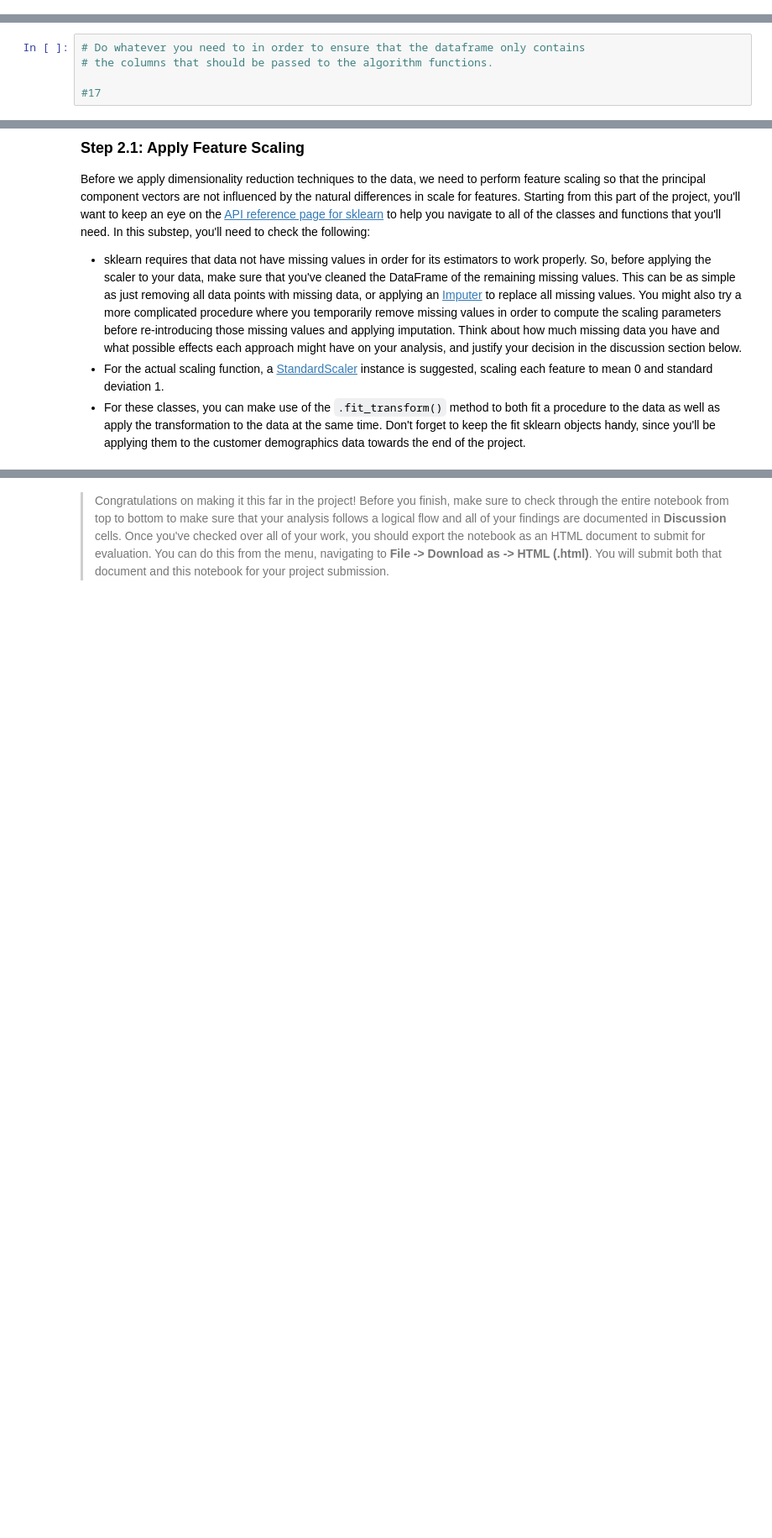
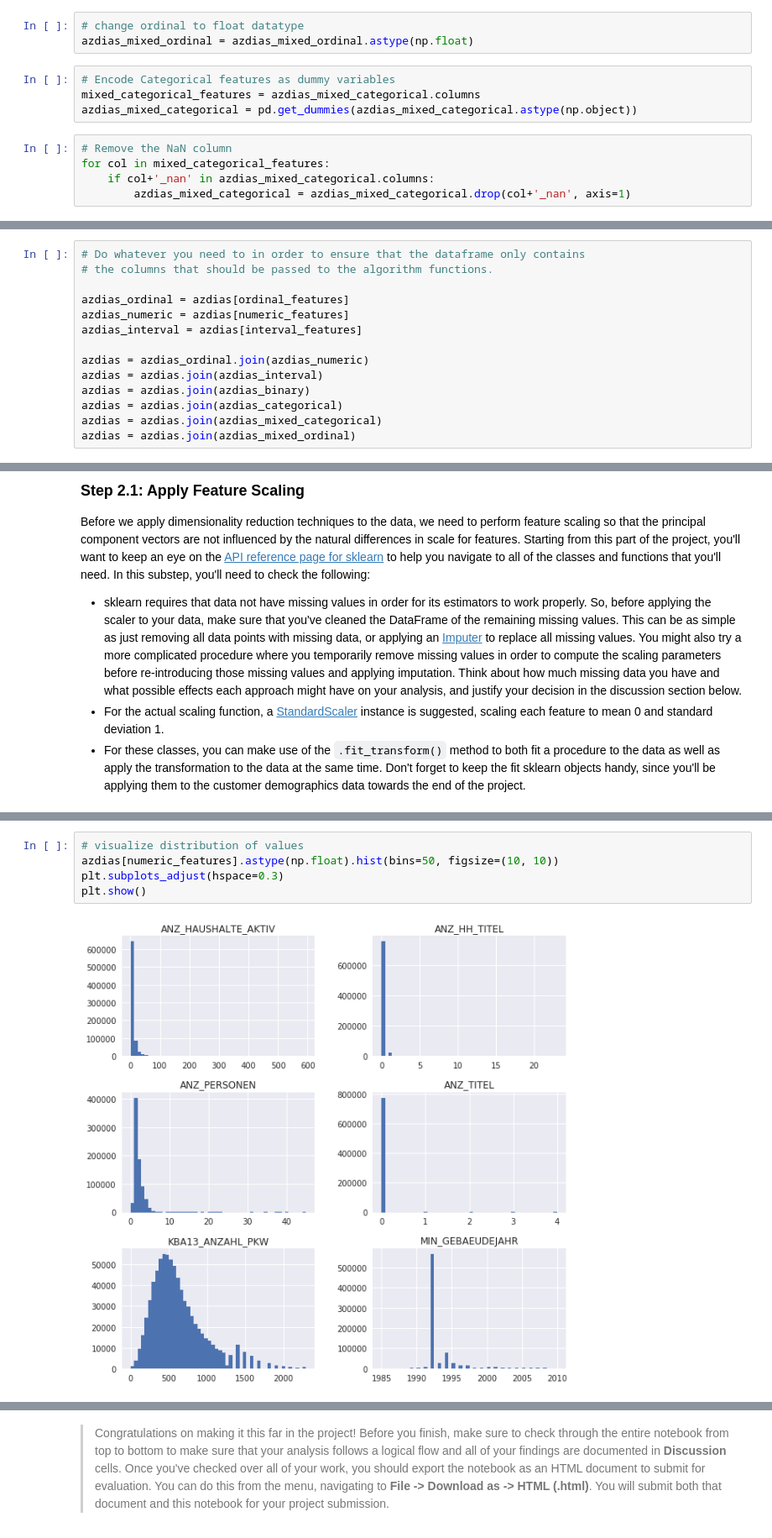
Before and after one commit to RekhaChandrasekaran/DataScientist_Nanodegree, a Jupyter notebook: term1/projects/p3_customersegments/Identify_Customer_Segments.ipynb, the cells around one changed output, grey strips where cells are left out. Shown at 84% size. Drawn from its saved outputs; the diff is of its cells as text; blank space fills up the shorter version.

```diff
--- a/term1/projects/p3_customersegments/Identify_Customer_Segments.ipynb
+++ b/term1/projects/p3_customersegments/Identify_Customer_Segments.ipynb
@@ -361,0 +607,12 @@ Be sure to check `Data_Dictionary.md` for the details needed to finish these tas
+# %%
+# change ordinal to float datatype
+azdias_mixed_ordinal = azdias_mixed_ordinal.astype(np.float)
+# %%
+# Encode Categorical features as dummy variables
+mixed_categorical_features = azdias_mixed_categorical.columns
+azdias_mixed_categorical = pd.get_dummies(azdias_mixed_categorical.astype(np.object))
+# %%
+# Remove the NaN column
+for col in mixed_categorical_features:
+    if col+'_nan' in azdias_mixed_categorical.columns:
+        azdias_mixed_categorical = azdias_mixed_categorical.drop(col+'_nan', axis=1)
@@ -377,4 +667,13 @@ Make sure that for any new columns that you have engineered, that you've exclude
 # Do whatever you need to in order to ensure that the dataframe only contains
 # the columns that should be passed to the algorithm functions.
 
-#17
+azdias_ordinal = azdias[ordinal_features]
+azdias_numeric = azdias[numeric_features]
+azdias_interval = azdias[interval_features]
+
+azdias = azdias_ordinal.join(azdias_numeric)
+azdias = azdias.join(azdias_interval)
+azdias = azdias.join(azdias_binary)
+azdias = azdias.join(azdias_categorical)
+azdias = azdias.join(azdias_mixed_categorical)
+azdias = azdias.join(azdias_mixed_ordinal)
@@ -422,0 +874,7 @@ Before we apply dimensionality reduction techniques to the data, we need to perf
+# %%
+# visualize distribution of values
+azdias[numeric_features].astype(np.float).hist(bins=50, figsize=(10, 10))
+plt.subplots_adjust(hspace=0.3)
+plt.show()
+# %% [output]
+[figure, added]
```
Also changed, not shown: parts of 105 cells of this notebook, 1 other file.
